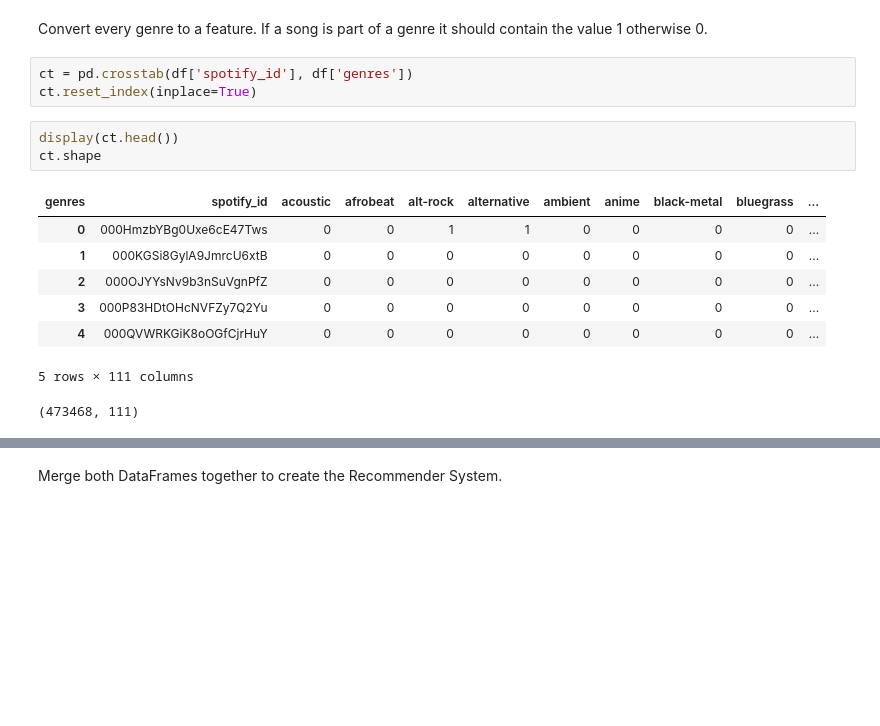
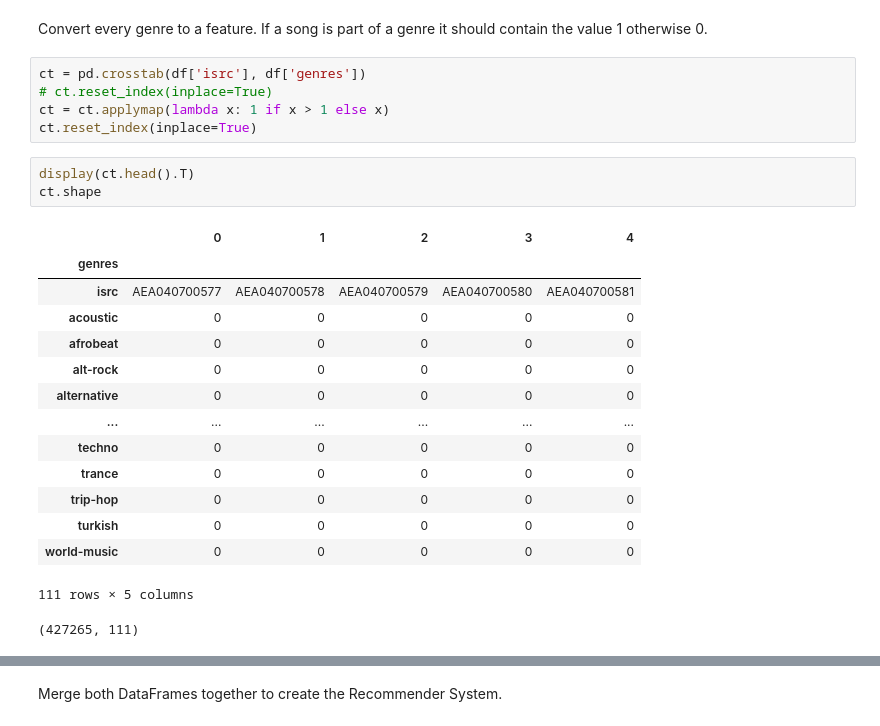
Before and after one commit to Jannis37/80s-recommender, a Jupyter notebook: recommender.ipynb, the cells around one changed output, grey strips where cells are left out. Cells and saved outputs as stored; diff of their text form; blank space fills up the shorter version.

```diff
--- a/recommender.ipynb
+++ b/recommender.ipynb
@@ -336,17 +475,26 @@ df_recommender.reset_index(inplace=True)
 # %% [markdown]
 Convert every genre to a feature. If a song is part of a genre it should contain the value 1 otherwise 0.
 # %%
-ct = pd.crosstab(df['spotify_id'], df['genres'])
+ct = pd.crosstab(df['isrc'], df['genres'])
+# ct.reset_index(inplace=True)
+ct = ct.applymap(lambda x: 1 if x > 1 else x)
 ct.reset_index(inplace=True)
 # %%
-display(ct.head())
+display(ct.head().T)
 ct.shape
 # %% [output]
-| genres | spotify_id | acoustic | afrobeat | alt-rock | alternative | ambient | anime | black-metal | bluegrass | ... |
-| 0 | 000HmzbYBg0Uxe6cE47Tws | 0 | 0 | 1 | 1 | 0 | 0 | 0 | 0 | ... |
-| 1 | 000KGSi8GylA9JmrcU6xtB | 0 | 0 | 0 | 0 | 0 | 0 | 0 | 0 | ... |
-| 2 | 000OJYYsNv9b3nSuVgnPfZ | 0 | 0 | 0 | 0 | 0 | 0 | 0 | 0 | ... |
-| 3 | 000P83HDtOHcNVFZy7Q2Yu | 0 | 0 | 0 | 0 | 0 | 0 | 0 | 0 | ... |
-| 4 | 000QVWRKGiK8oOGfCjrHuY | 0 | 0 | 0 | 0 | 0 | 0 | 0 | 0 | ... |
+|  | 0 | 1 | 2 | 3 | 4 |
+| genres |  |  |  |  |  |
+| isrc | AEA040700577 | AEA040700578 | AEA040700579 | AEA040700580 | AEA040700581 |
+| acoustic | 0 | 0 | 0 | 0 | 0 |
+| afrobeat | 0 | 0 | 0 | 0 | 0 |
+| alt-rock | 0 | 0 | 0 | 0 | 0 |
+| alternative | 0 | 0 | 0 | 0 | 0 |
+| ... | ... | ... | ... | ... | ... |
+| techno | 0 | 0 | 0 | 0 | 0 |
+| trance | 0 | 0 | 0 | 0 | 0 |
+| trip-hop | 0 | 0 | 0 | 0 | 0 |
+| turkish | 0 | 0 | 0 | 0 | 0 |
+| world-music | 0 | 0 | 0 | 0 | 0 |
-5 rows × 111 columns
+111 rows × 5 columns
-(473468, 111)
+(427265, 111)
```
Also changed, not shown: parts of 74 cells of this notebook, 3 other files.
